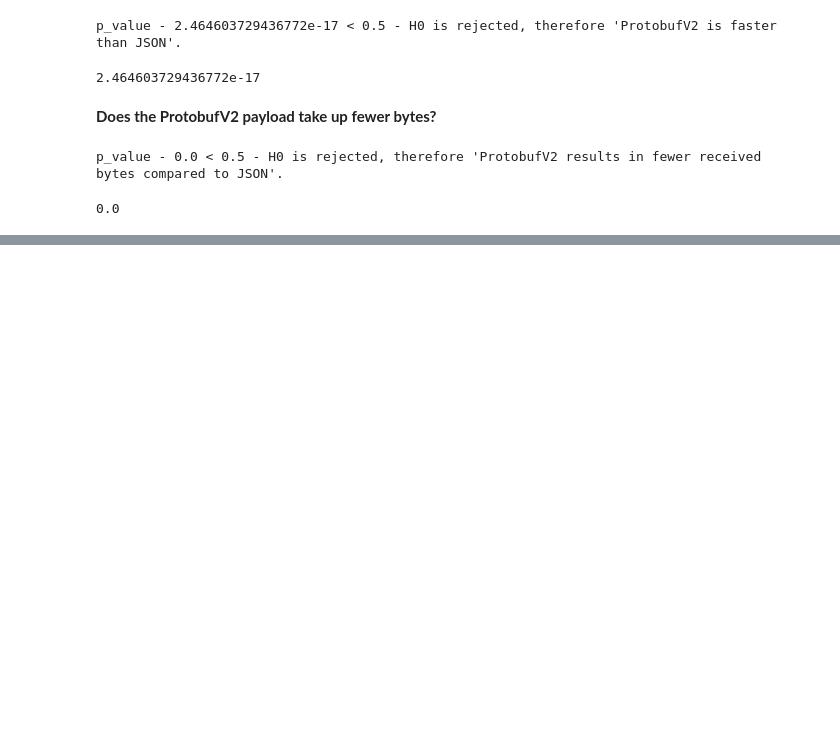
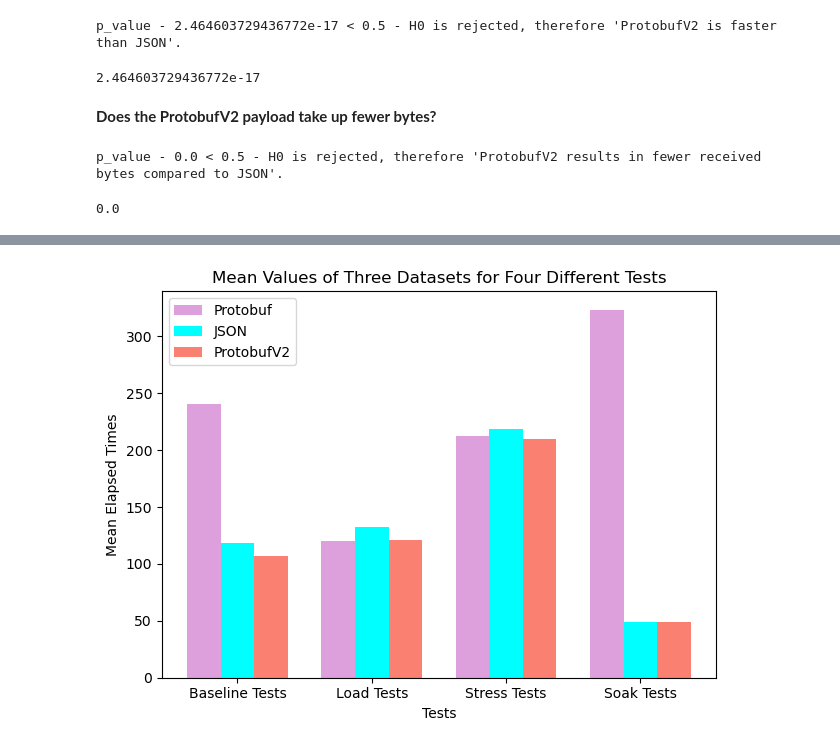
Before and after one commit to tam65r/protobuf-in-REST-aplication, a Jupyter notebook: Data/python/analysis.ipynb, the cells around one changed output, grey strips where cells are left out. Drawn from its saved outputs; the diff is of its cells as text; code cells hidden in the pictures; blank space fills up the shorter version.

```diff
--- a/Data/python/analysis.ipynb
+++ b/Data/python/analysis.ipynb
@@ -86,0 +246,37 @@ p_value - 0.0 < 0.5 - H0 is rejected, therefore 'ProtobufV2 results in fewer rec
+# %%
+import matplotlib.pyplot as plt
+import numpy as np
+
+pGP_baseline["elapsed"] + pGP_load["elapsed"] + pGP_stress["elapsed"] + pGP_soak["elapsed"]
+colors=["plum", "cyan", "salmon"]
+# Example data
+tests = ['Baseline Tests', 'Load Tests', 'Stress Tests', 'Soak Tests']
+mean_values_1 = [pGP_baseline["elapsed"].mean(), pGP_load["elapsed"].mean(), pGP_stress["elapsed"].mean(), pGP_soak["elapsed"].mean()]
+mean_values_2 = [jGP_baseline["elapsed"].mean(), jGP_load["elapsed"].mean(), jGP_stress["elapsed"].mean(), jGP_soak["elapsed"].mean()]
+mean_values_3 = [pGPv2_baseline["elapsed"].mean(), pGPv2_load["elapsed"].mean(), pGPv2_stress["elapsed"].mean(), pGPv2_soak["elapsed"].mean()]
+
+# Bar plot settings
+bar_width = 0.25
+index = np.arange(len(tests))
+
+# Create clustered column chart
+fig, ax = plt.subplots()
+
+bar1 = ax.bar(index - bar_width, mean_values_1, bar_width, label='Protobuf', color=colors[0])
+bar2 = ax.bar(index, mean_values_2, bar_width, label='JSON', color=colors[1])
+bar3 = ax.bar(index + bar_width, mean_values_3, bar_width, label='ProtobufV2', color=colors[2])
+
+# Add labels and title
+ax.set_xlabel('Tests')
+ax.set_ylabel('Mean Elapsed Times')
+ax.set_title('Mean Values of Three Datasets for Four Different Tests')
+ax.set_xticks(index)
+ax.set_xticklabels(tests)
+ax.legend()
+
+plt.tight_layout()
+
+# Show plot
+plt.show()
+# %% [output]
+[figure, added]
```
Also changed, not shown: parts of 4 cells of this notebook, 2 other files.
